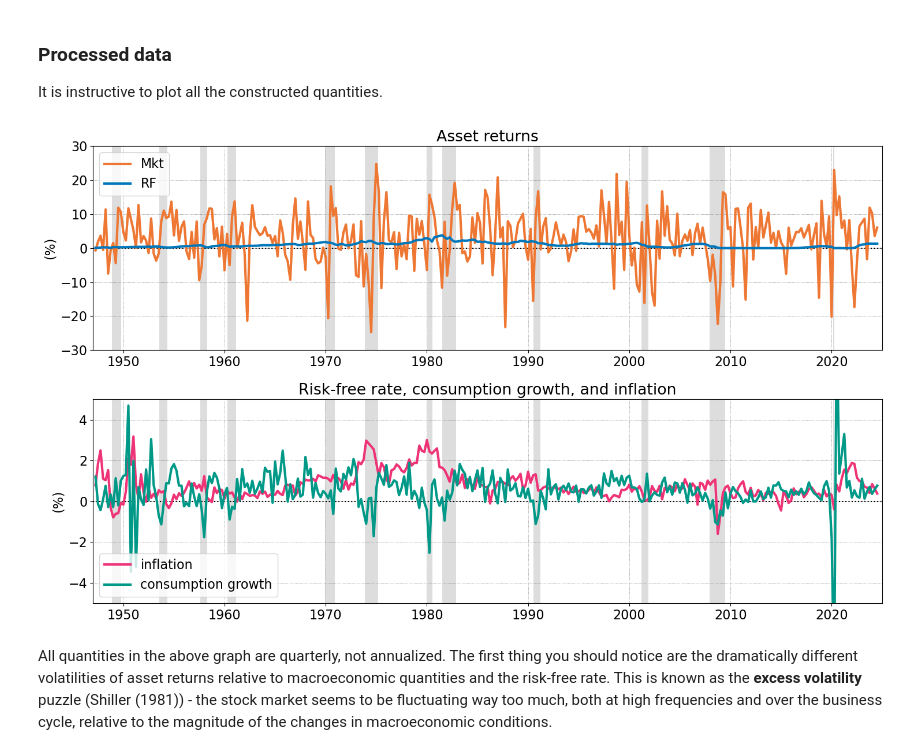
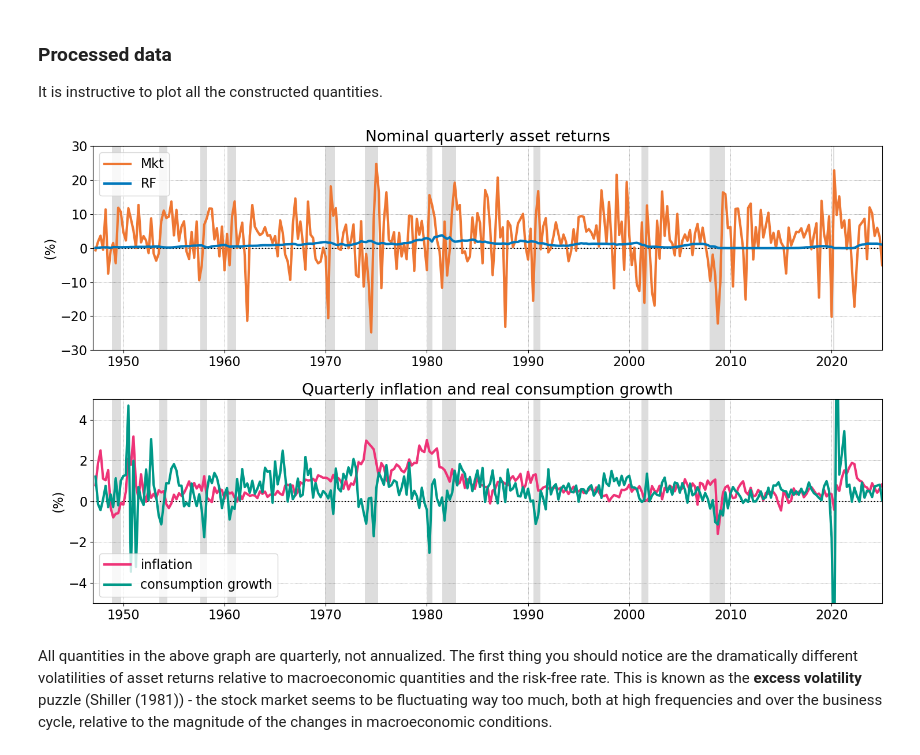
Before and after one commit to jborovicka/nyu-computational-dynamics, a Jupyter notebook: jupyter/asset_valuation_gmm.ipynb, the cells around one changed output. Cells and saved outputs as stored; diff of their text form; code cells hidden in the pictures.

```diff
--- a/jupyter/asset_valuation_gmm.ipynb
+++ b/jupyter/asset_valuation_gmm.ipynb
@@ -267,6 +267,6 @@ param['filename'] = 'https://mba.tuck.dartmouth.edu/pages/faculty/ken.french/ftp
 param['returns'] = ['Mkt-RF','SMB','HML','RF']
 
 result = requests.get(param['filename'])
-data_FF = pd.read_csv(BytesIO(result.content),compression='zip',header=2)
+data_FF = pd.read_csv(BytesIO(result.content),compression='zip',header=3)
 # %% [markdown]
 The file contains both monthly and annual data, so we first need to extract the right rows, corresponding to monthly data (this may be easier to do manually).
@@ -321,36 +337,36 @@ data['Mkt-RF_real'] = data['Mkt_real'] - data['RF_real']
 It is instructive to plot all the constructed quantities.
 # %%
 fig_param = {'figsize' : [15,9], 'fontsize': 16, 'subplots': [2,1],
-         'title': 'Asset returns',
+         'title': 'Nominal quarterly asset returns',
          'xlim': [1947,2025], 'ylim': [-30,30],
          'xlabel': '', 'ylabel': '(%)',
          'ylogscale': False,
          'showgrid': True, 'highlightzero': True,
          'showNBERrecessions' : True, 'showNBERrecessions_y': [-30,30]}
 
 fig,ax = ec.GenerateTSPlot(fig_param)
 
 ax[0,0].plot(data['date'],data['Mkt'].to_numpy()*100,
             linewidth=3,color=ec.tolColor['tolVibrantOrange'],label='Mkt')
 ax[0,0].plot(data['date'],(data['RF'].to_numpy())*100,
             linewidth=3,color=ec.tolColor['tolVibrantBlue'],label='RF')
 #ax[0,0].plot(data['date'],data['SMB'].to_numpy()*100,
 #            linewidth=3,color=ec.tolColor['tolVibrantGrey'],label='SMB')
 #ax[0,0].plot(data['date'],data['HML'].to_numpy()*100,
 #            linewidth=3,color=ec.tolColor['tolMutedRose'],label='HML')
 x = ax[0,0].legend(loc="upper left")
 
 ax[1,0].plot(data['date'],data['infl'].to_numpy()*100,
             linewidth=3,color=ec.tolColor['tolVibrantMagenta'],label='inflation')
 ax[1,0].plot(data['date'],data['gC'].to_numpy()*100,
             linewidth=3,color=ec.tolColor['tolVibrantTeal'],label='consumption growth')
 ax[1,0].set_ylim([-5,5])
-ax[1,0].set_title('Risk-free rate, consumption growth, and inflation')
+ax[1,0].set_title('Quarterly inflation and real consumption growth')
 
 x = ax[1,0].legend(loc="lower left")
 fig.tight_layout()
 # %% [output]
-[figure, old version]
+[figure, new version]
 # %% [markdown]
 All quantities in the above graph are quarterly, not annualized. The first thing you should notice are the dramatically different volatilities of asset returns relative to macroeconomic quantities and the risk-free rate. This is known as the <b>excess volatility</b> puzzle (Shiller (1981)) - the stock market seems to be fluctuating way too much, both at high frequencies and over the business cycle, relative to the magnitude of the changes in macroeconomic conditions.
 # %% [markdown]
```
Also changed, not shown: parts of 5 cells of this notebook, 24 other files.
